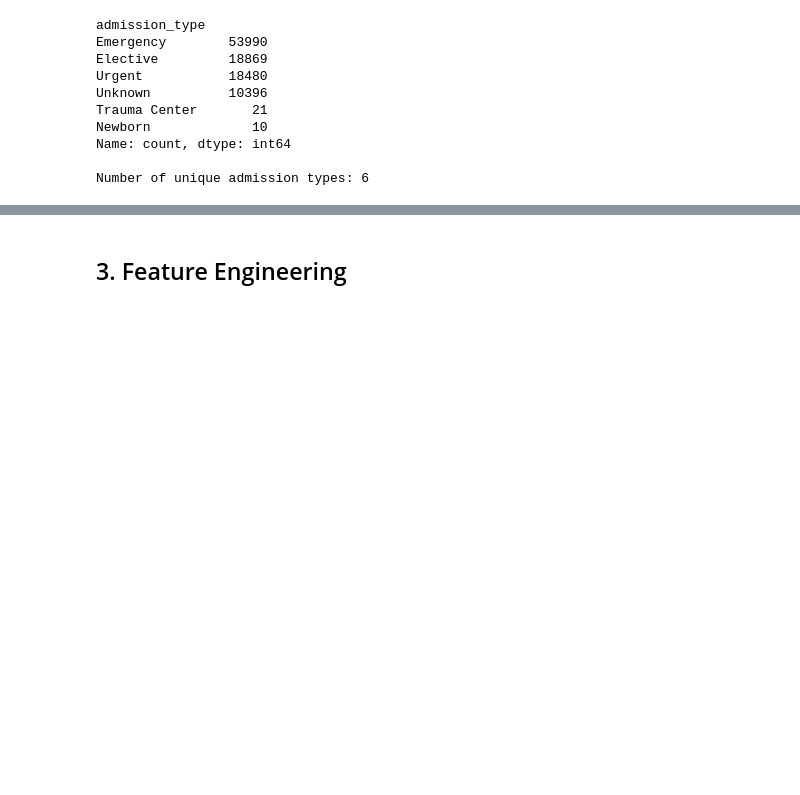
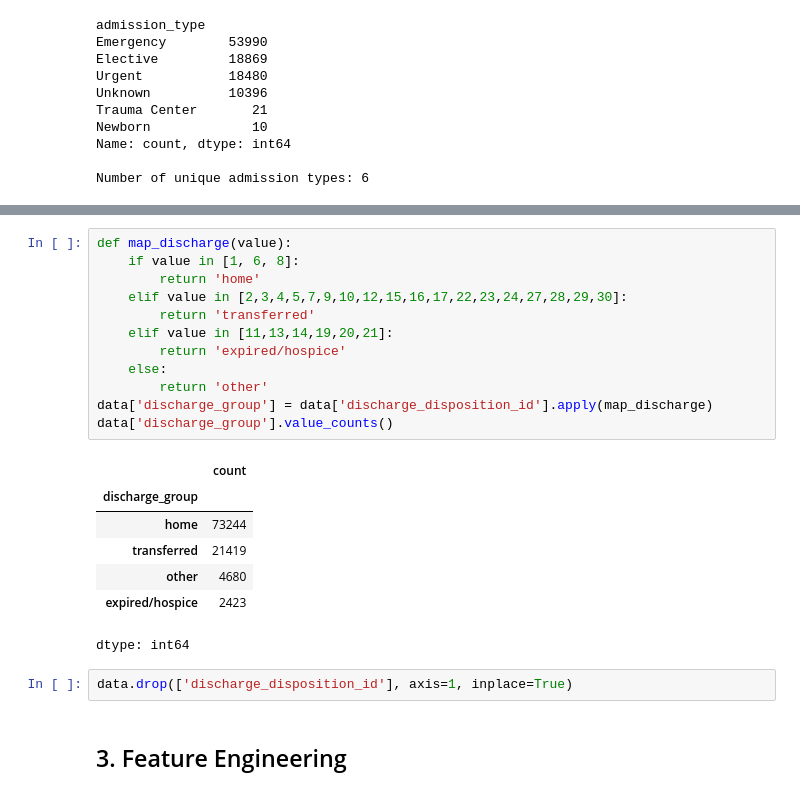
Before and after one commit to bgorai005/CNN, a Jupyter notebook: notebooks/02_feature_engineering.ipynb, the cells around one changed output, grey strips where cells are left out. Cells and saved outputs as stored; diff of their text form; blank space fills up the shorter version.

Commit message:
update discharge

```diff
--- a/notebooks/02_feature_engineering.ipynb
+++ b/notebooks/02_feature_engineering.ipynb
@@ -122,3 +128,25 @@ Number of unique admission types: 6
+# %%
+def map_discharge(value):
+    if value in [1, 6, 8]:
+        return 'home'
+    elif value in [2,3,4,5,7,9,10,12,15,16,17,22,23,24,27,28,29,30]:
+        return 'transferred'
+    elif value in [11,13,14,19,20,21]:
+        return 'expired/hospice'
+    else:
+        return 'other'
+data['discharge_group'] = data['discharge_disposition_id'].apply(map_discharge)
+data['discharge_group'].value_counts()
+# %% [output]
+|  | count |
+| discharge_group |  |
+| home | 73244 |
+| transferred | 21419 |
+| other | 4680 |
+| expired/hospice | 2423 |
+dtype: int64
+# %%
+data.drop(['discharge_disposition_id'], axis=1, inplace=True)
 # %% [markdown]
 ## 3. Feature Engineering
 # %%
```
Also changed, not shown: parts of 1 cell of this notebook.
